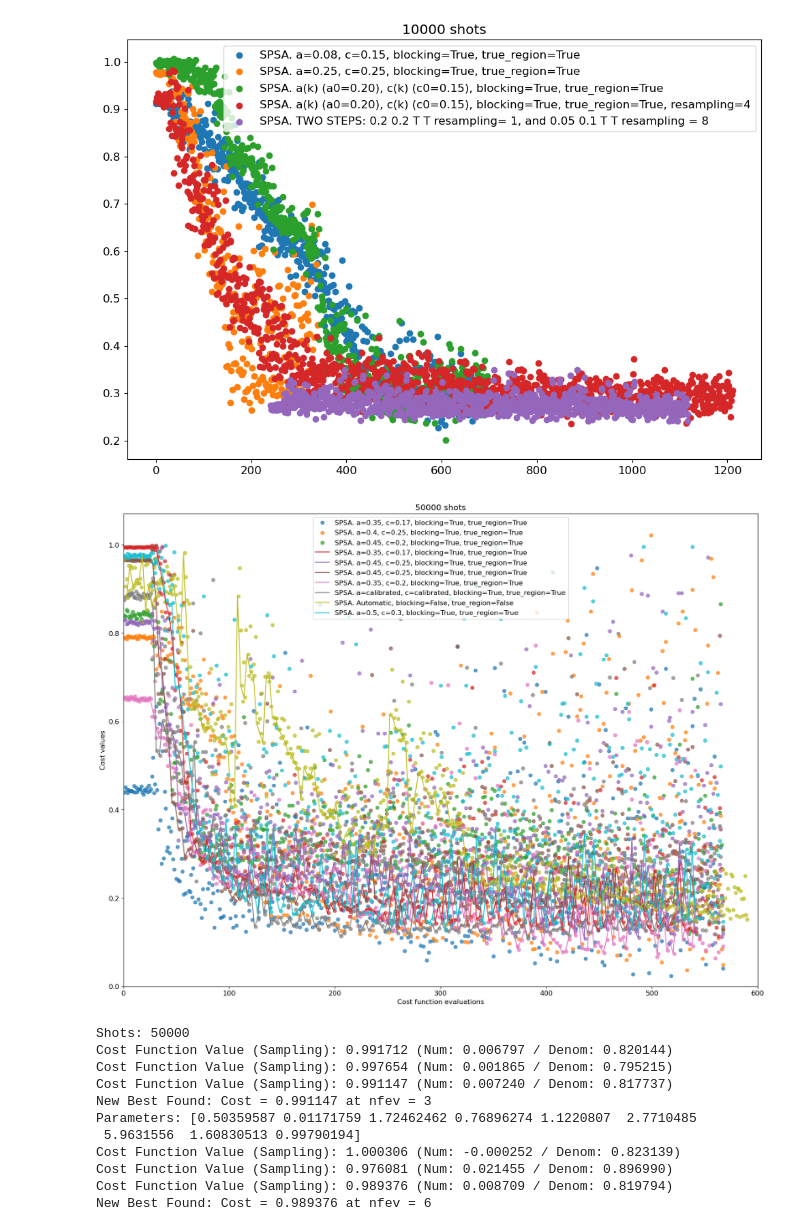
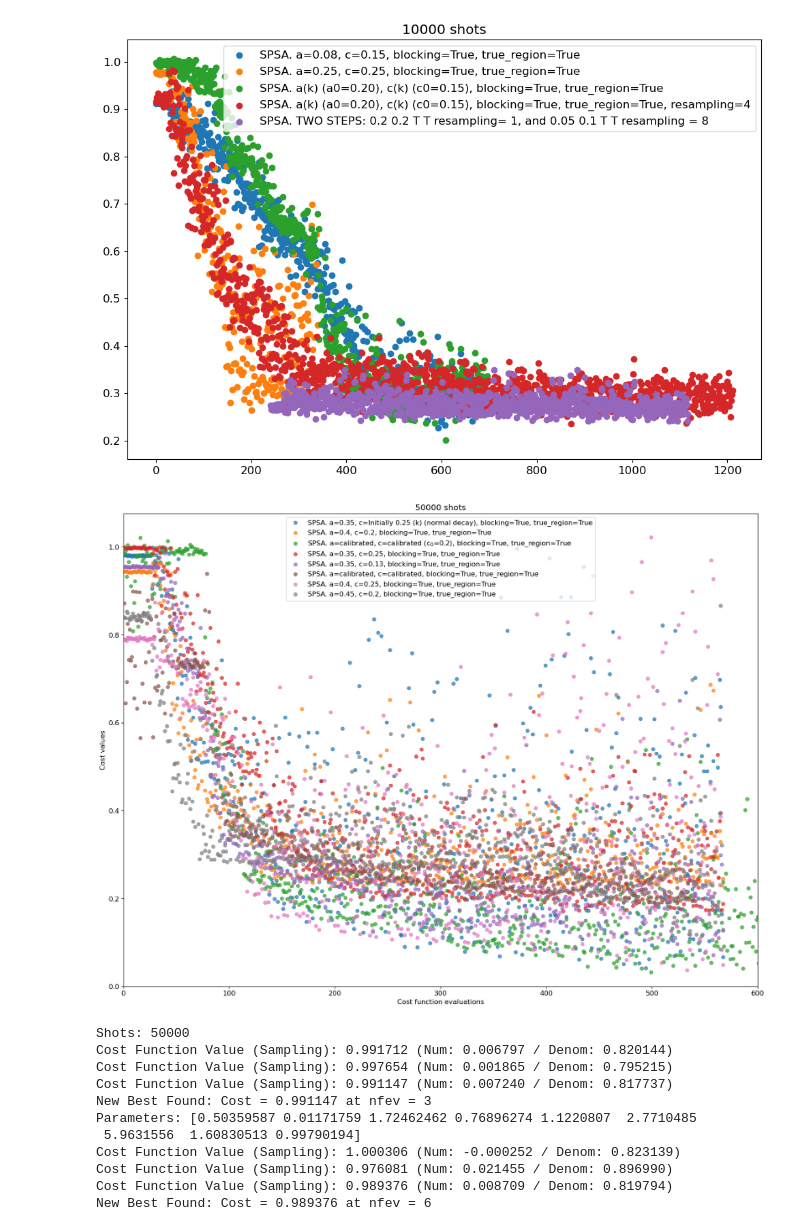
Before and after one commit to ZhiganovD/Numerical-methods-VQE, a Jupyter notebook: Alice_Gregor/Qiskit Notebook VQLS.ipynb, the cells around one changed output. Drawn from its saved outputs; the diff is of its cells as text; code cells hidden in the pictures.

```diff
--- a/Alice_Gregor/Qiskit Notebook VQLS.ipynb
+++ b/Alice_Gregor/Qiskit Notebook VQLS.ipynb
@@ -1249,64 +1249,59 @@ len(cost_values_SPSA_50000_18)
 
 plt.figure(figsize=(20,15))
 # plt.scatter(range(1,iters_1+1), cost_values_SPSA_50000_1, label="SPSA. a=0.35, c=0.2, blocking=True, true_region=True",alpha=0.71)
-plt.scatter(range(1,iters_2+1), cost_values_SPSA_50000_2, label="SPSA. a=0.35, c=0.17, blocking=True, true_region=True",alpha=0.71)
-# plt.scatter(range(1,iters_3+1), cost_values_SPSA_50000_3, label="SPSA. a=0.35, c=Initially 0.25 (k) (normal decay), blocking=True, true_region=True",alpha=0.71)
-# plt.scatter(range(1,iters_4+1), cost_values_SPSA_50000_4, label="SPSA. a=0.4, c=0.2, blocking=True, true_region=True",alpha=0.71)
+# plt.scatter(range(1,iters_2+1), cost_values_SPSA_50000_2, label="SPSA. a=0.35, c=0.17, blocking=True, true_region=True",alpha=0.71)
+plt.scatter(range(1,iters_3+1), cost_values_SPSA_50000_3, label="SPSA. a=0.35, c=Initially 0.25 (k) (normal decay), blocking=True, true_region=True",alpha=0.71)
+plt.scatter(range(1,iters_4+1), cost_values_SPSA_50000_4, label="SPSA. a=0.4, c=0.2, blocking=True, true_region=True",alpha=0.71)
 plt.scatter(range(1,iters_5+1), cost_values_SPSA_50000_5, label=r"SPSA. a=calibrated, c=calibrated (c$_0$=0.2), blocking=True, true_region=True",alpha=0.71)
-# plt.scatter(range(1,iters_6+1), cost_values_SPSA_50000_6, label=r"SPSA. a=0.35, c=0.25, blocking=True, true_region=True",alpha=0.71)
-# plt.scatter(range(1,iters_7+1), cost_values_SPSA_50000_7, label=r"SPSA. a=0.35, c=0.13, blocking=True, true_region=True",alpha=0.71)
-# plt.scatter(range(1,iters_8+1), cost_values_SPSA_50000_8, label=r"SPSA. a=calibrated, c=calibrated, blocking=True, true_region=True",alpha=0.71)
+plt.scatter(range(1,iters_6+1), cost_values_SPSA_50000_6, label=r"SPSA. a=0.35, c=0.25, blocking=True, true_region=True",alpha=0.71)
+plt.scatter(range(1,iters_7+1), cost_values_SPSA_50000_7, label=r"SPSA. a=0.35, c=0.13, blocking=True, true_region=True",alpha=0.71)
+plt.scatter(range(1,iters_8+1), cost_values_SPSA_50000_8, label=r"SPSA. a=calibrated, c=calibrated, blocking=True, true_region=True",alpha=0.71)
 plt.scatter(range(1,iters_9+1), cost_values_SPSA_50000_9, label=r"SPSA. a=0.4, c=0.25, blocking=True, true_region=True",alpha=0.71)
 plt.scatter(range(1,iters_11+1), cost_values_SPSA_50000_11, label=r"SPSA. a=0.45, c=0.2, blocking=True, true_region=True",alpha=0.71)
 # sc10 = plt.scatter(range(1, iters_10+1), cost_values_SPSA_50000_10, alpha=0.71)
-sc12 = plt.scatter(range(1, iters_12+1), cost_values_SPSA_50000_12, alpha=0.71)
-sc13 = plt.scatter(range(1, iters_13+1), cost_values_SPSA_50000_13, alpha=0.71)
-sc14 = plt.scatter(range(1, iters_14+1), cost_values_SPSA_50000_14, alpha=0.71)
-sc15 = plt.scatter(range(1, iters_15+1), cost_values_SPSA_50000_15, alpha=0.71)
-sc16 = plt.scatter(range(1, iters_16+1), cost_values_SPSA_50000_16, alpha=0.71)
-sc17 = plt.scatter(range(1, iters_17+1), cost_values_SPSA_50000_17, alpha=0.71)
-sc18 = plt.scatter(range(1, iters_18+1), cost_values_SPSA_50000_18, alpha=0.71)
+# sc12 = plt.scatter(range(1, iters_12+1), cost_values_SPSA_50000_12, alpha=0.71)
+# sc13 = plt.scatter(range(1, iters_13+1), cost_values_SPSA_50000_13, alpha=0.71)
+# sc14 = plt.scatter(range(1, iters_14+1), cost_values_SPSA_50000_14, alpha=0.71)
+# sc15 = plt.scatter(range(1, iters_15+1), cost_values_SPSA_50000_15, alpha=0.71)
+# sc16 = plt.scatter(range(1, iters_16+1), cost_values_SPSA_50000_16, alpha=0.71)
+# sc17 = plt.scatter(range(1, iters_17+1), cost_values_SPSA_50000_17, alpha=0.71)
+# sc18 = plt.scatter(range(1, iters_18+1), cost_values_SPSA_50000_18, alpha=0.71)
 
 
 iters_steps_10 = np.loadtxt('vqls/SPSA/cost_history_steps_50000_10_indices.txt',skiprows=0,usecols=0).astype(int)
 iters_steps_12 = np.loadtxt('vqls/SPSA/cost_history_steps_50000_12_indices.txt', skiprows=0, usecols=0).astype(int)
 iters_steps_13 = np.loadtxt('vqls/SPSA/cost_history_steps_50000_13_indices.txt', skiprows=0, usecols=0).astype(int)
 iters_steps_14 = np.loadtxt('vqls/SPSA/cost_history_steps_50000_14_indices.txt', skiprows=0, usecols=0).astype(int)
 iters_steps_15 = np.loadtxt('vqls/SPSA/cost_history_steps_50000_15_indices.txt', skiprows=0, usecols=0).astype(int)
 iters_steps_16 = np.loadtxt('vqls/SPSA/cost_history_steps_50000_16_indices.txt', skiprows=0, usecols=0).astype(int)
 iters_steps_17 = np.loadtxt('vqls/SPSA/cost_history_steps_50000_17_indices.txt', skiprows=0, usecols=0).astype(int)
 iters_steps_18 = np.loadtxt('vqls/SPSA/cost_history_steps_50000_18_indices.txt', skiprows=0, usecols=0).astype(int)
 cost_values_steps_50000_10 = cost_values_SPSA_50000_10[iters_steps_10]
 cost_values_steps_50000_12 = cost_values_SPSA_50000_12[iters_steps_12]
 cost_values_steps_50000_13 = cost_values_SPSA_50000_13[iters_steps_13]
 cost_values_steps_50000_14 = cost_values_SPSA_50000_14[iters_steps_14]
 cost_values_steps_50000_15 = cost_values_SPSA_50000_15[iters_steps_15]
 cost_values_steps_50000_16 = cost_values_SPSA_50000_16[iters_steps_16]
 cost_values_steps_50000_17 = cost_values_SPSA_50000_17[iters_steps_17]
 cost_values_steps_50000_18 = cost_values_SPSA_50000_18[iters_steps_18]
 
 # plt.plot(iters_steps_10, cost_values_steps_50000_10, color=sc10.get_facecolor()[0], alpha=1,label=r"SPSA. a=0.3, c=0.15, blocking=True, true_region=True")
 
-plt.plot(iters_steps_12, cost_values_steps_50000_12, color=sc12.get_facecolor()[0], alpha=1,label=r"SPSA. a=0.35, c=0.17, blocking=True, true_region=True")
+# plt.plot(iters_steps_12, cost_values_steps_50000_12, color=sc12.get_facecolor()[0], alpha=1,label=r"SPSA. a=0.35, c=0.17, blocking=True, true_region=True")
+# plt.plot(iters_steps_13, cost_values_steps_50000_13, color=sc13.get_facecolor()[0], alpha=1,label=r"SPSA. a=0.45, c=0.25, blocking=True, true_region=True")
+# plt.plot(iters_steps_14, cost_values_steps_50000_14, color=sc14.get_facecolor()[0], alpha=1,label=r"SPSA. a=0.45, c=0.25, blocking=True, true_region=True")
+# plt.plot(iters_steps_15, cost_values_steps_50000_15, color=sc15.get_facecolor()[0], alpha=1,label=r"SPSA. a=0.35, c=0.2, blocking=True, true_region=True")
+# plt.plot(iters_steps_16, cost_values_steps_50000_16, color=sc16.get_facecolor()[0], alpha=1,label=r"SPSA. a=calibrated, c=calibrated, blocking=True, true_region=True")
+# plt.plot(iters_steps_17, cost_values_steps_50000_17, color=sc17.get_facecolor()[0], alpha=1,label=r"SPSA. Automatic, blocking=False, true_region=False")
+# plt.plot(iters_steps_18, cost_values_steps_50000_18, color=sc18.get_facecolor()[0], alpha=1,label=r"SPSA. a=0.5, c=0.3, blocking=True, true_region=True")
 
-plt.plot(iters_steps_13, cost_values_steps_50000_13, color=sc13.get_facecolor()[0], alpha=1,label=r"SPSA. a=0.45, c=0.25, blocking=True, true_region=True")
-
-plt.plot(iters_steps_14, cost_values_steps_50000_14, color=sc14.get_facecolor()[0], alpha=1,label=r"SPSA. a=0.45, c=0.25, blocking=True, true_region=True")
-
-plt.plot(iters_steps_15, cost_values_steps_50000_15, color=sc15.get_facecolor()[0], alpha=1,label=r"SPSA. a=0.35, c=0.2, blocking=True, true_region=True")
-
-plt.plot(iters_steps_16, cost_values_steps_50000_16, color=sc16.get_facecolor()[0], alpha=1,label=r"SPSA. a=calibrated, c=calibrated, blocking=True, true_region=True")
-
-plt.plot(iters_steps_17, cost_values_steps_50000_17, color=sc17.get_facecolor()[0], alpha=1,label=r"SPSA. Automatic, blocking=False, true_region=False")
-
-plt.plot(iters_steps_18, cost_values_steps_50000_18, color=sc18.get_facecolor()[0], alpha=1,label=r"SPSA. a=0.5, c=0.3, blocking=True, true_region=True")
 plt.xlabel("Cost function evaluations"),plt.ylabel("Cost values")
 plt.ylim(bottom=0),plt.xlim(left=0,right=600)
 plt.legend()
 plt.title("50000 shots")
 plt.savefig("vqls/SPSA/SPSA_50000_results.pdf")
 # %% [output]
-[figure, old version]
+[figure, new version]
 # %%
 #USING GSPSA
 import numpy as np
```
Also changed, not shown: 2 other files.
